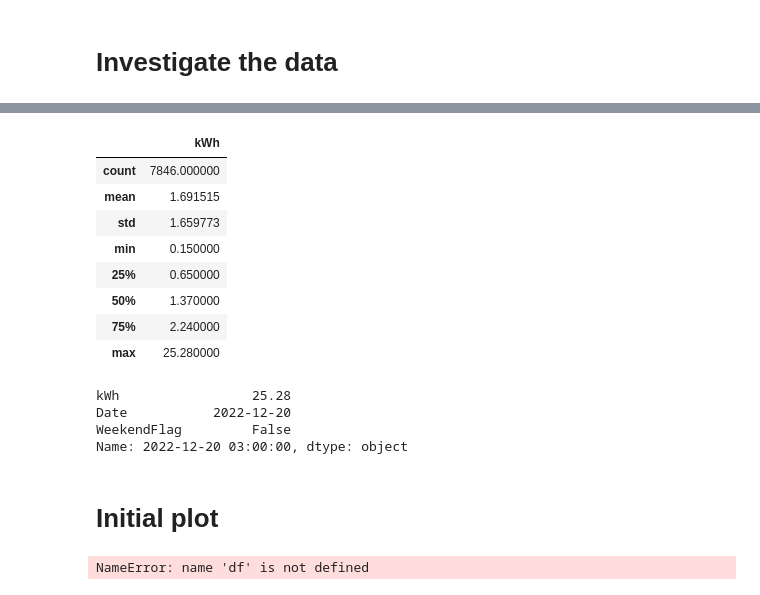
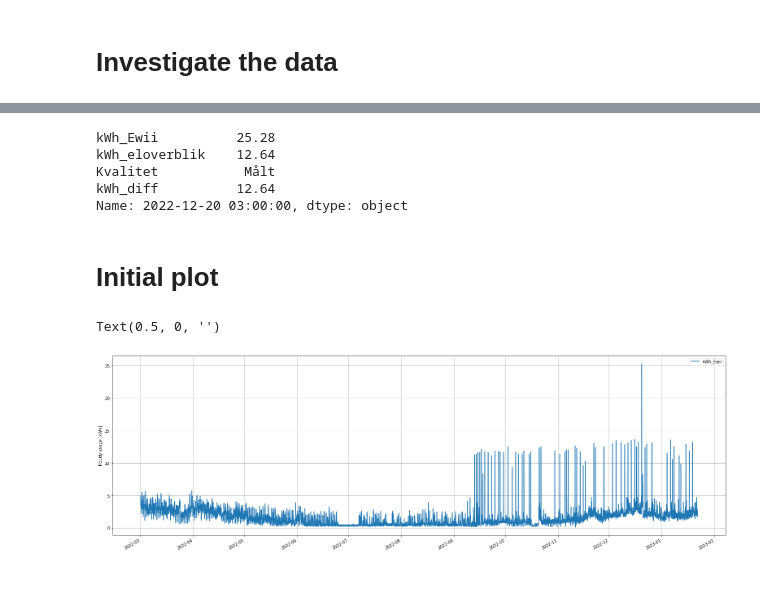
Before and after one commit to tjansson60/ewii-data-processing, a Jupyter notebook: process-ewii-data.ipynb, the cells around one changed output, grey strips where cells are left out. Drawn from its saved outputs; the diff is of its cells as text; code cells hidden in the pictures.

```diff
--- a/process-ewii-data.ipynb
+++ b/process-ewii-data.ipynb
@@ -88,30 +153,22 @@ df[df.Date == pd.to_datetime('2022-12-20')]
-# %%
-df.describe()
-# %% [output]
-|  | kWh |
-| count | 7846.000000 |
-| mean | 1.691515 |
-| std | 1.659773 |
-| min | 0.150000 |
-| 25% | 0.650000 |
-| 50% | 1.370000 |
-| 75% | 2.240000 |
-| max | 25.280000 |
 # %%
-df.loc[df['kWh'].idxmax(), :]
+df.loc[df['kWh_Ewii'].idxmax(), :]
 # %% [output]
-kWh                 25.28
-Date           2022-12-20
-WeekendFlag         False
+kWh_Ewii          25.28
+kWh_eloverblik    12.64
+Kvalitet           Målt
+kWh_diff          12.64
 Name: 2022-12-20 03:00:00, dtype: object
 # %% [markdown]
 # Initial plot
 # %%
 ax = df.plot(
-    y='kWh',
+    y='kWh_Ewii',
     figsize=(27,9),
     grid=True
     )
+ax.set_ylabel('Hourly usage [kWh]')
+ax.set_xlabel('')
 # %% [output]
-NameError: name 'df' is not defined
+Text(0.5, 0, '')
+[figure, added]
 # %%
```
Also changed, not shown: parts of 16 cells of this notebook.
